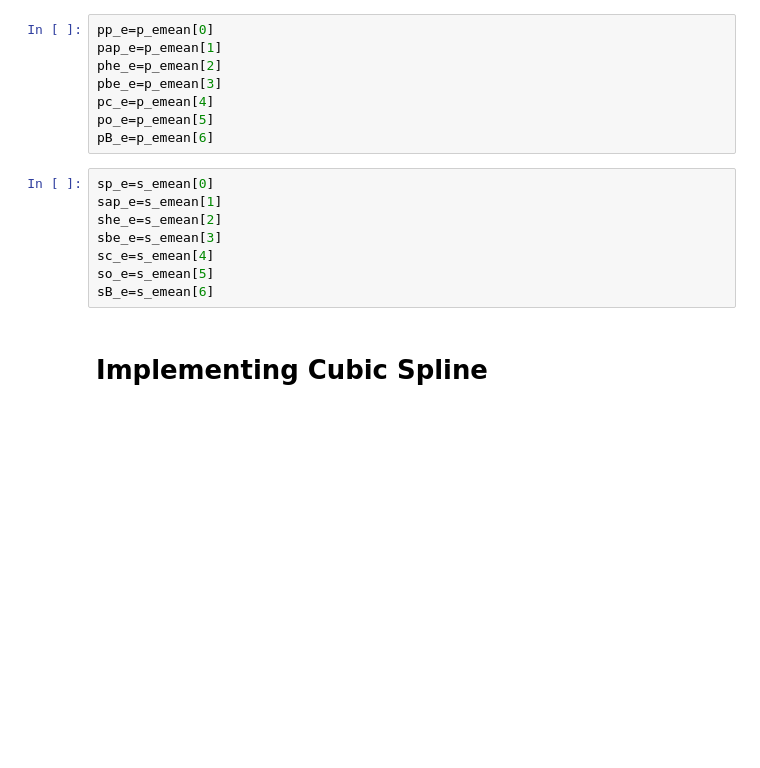
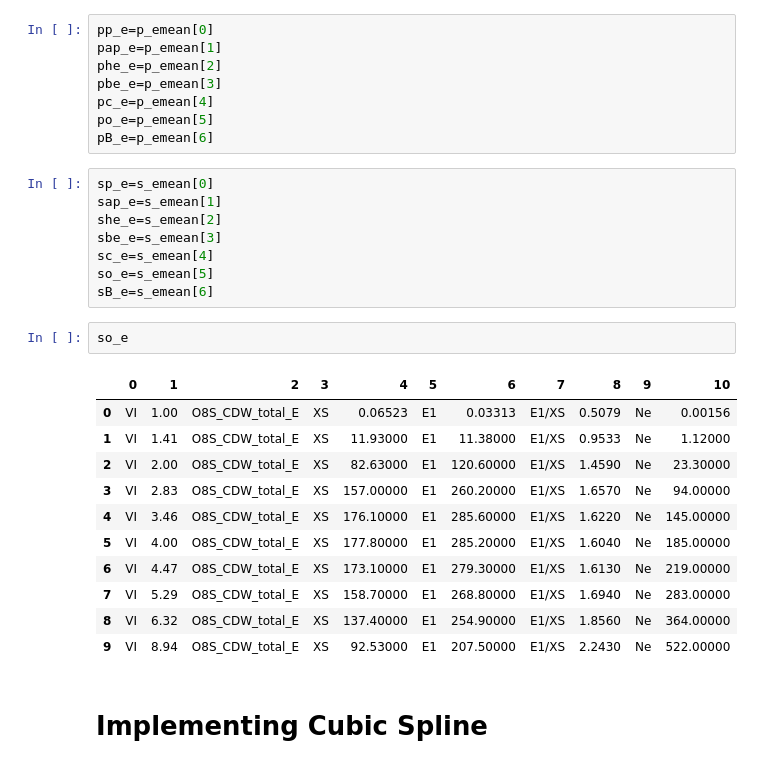
Before and after one commit to xiaogaogaoxiao/ionmol_stoi, a Jupyter notebook: figuras/graphs/meanvalues.ipynb, the cells around one changed output. Cells and saved outputs as stored; diff of their text form; blank space fills up the shorter version.

```diff
--- a/figuras/graphs/meanvalues.ipynb
+++ b/figuras/graphs/meanvalues.ipynb
@@ -79,6 +81,20 @@ sbe_e=s_emean[3]
 sc_e=s_emean[4]
 so_e=s_emean[5]
 sB_e=s_emean[6]
+# %%
+so_e
+# %% [output]
+|  | 0 | 1 | 2 | 3 | 4 | 5 | 6 | 7 | 8 | 9 | 10 |
+| 0 | VI | 1.00 | O8S_CDW_total_E | XS | 0.06523 | E1 | 0.03313 | E1/XS | 0.5079 | Ne | 0.00156 |
+| 1 | VI | 1.41 | O8S_CDW_total_E | XS | 11.93000 | E1 | 11.38000 | E1/XS | 0.9533 | Ne | 1.12000 |
+| 2 | VI | 2.00 | O8S_CDW_total_E | XS | 82.63000 | E1 | 120.60000 | E1/XS | 1.4590 | Ne | 23.30000 |
+| 3 | VI | 2.83 | O8S_CDW_total_E | XS | 157.00000 | E1 | 260.20000 | E1/XS | 1.6570 | Ne | 94.00000 |
+| 4 | VI | 3.46 | O8S_CDW_total_E | XS | 176.10000 | E1 | 285.60000 | E1/XS | 1.6220 | Ne | 145.00000 |
+| 5 | VI | 4.00 | O8S_CDW_total_E | XS | 177.80000 | E1 | 285.20000 | E1/XS | 1.6040 | Ne | 185.00000 |
+| 6 | VI | 4.47 | O8S_CDW_total_E | XS | 173.10000 | E1 | 279.30000 | E1/XS | 1.6130 | Ne | 219.00000 |
+| 7 | VI | 5.29 | O8S_CDW_total_E | XS | 158.70000 | E1 | 268.80000 | E1/XS | 1.6940 | Ne | 283.00000 |
+| 8 | VI | 6.32 | O8S_CDW_total_E | XS | 137.40000 | E1 | 254.90000 | E1/XS | 1.8560 | Ne | 364.00000 |
+| 9 | VI | 8.94 | O8S_CDW_total_E | XS | 92.53000 | E1 | 207.50000 | E1/XS | 2.2430 | Ne | 522.00000 |
 # %% [markdown]
 # Implementing Cubic Spline
 # %%
```
Also changed, not shown: parts of 8 cells of this notebook, 27 other files.
